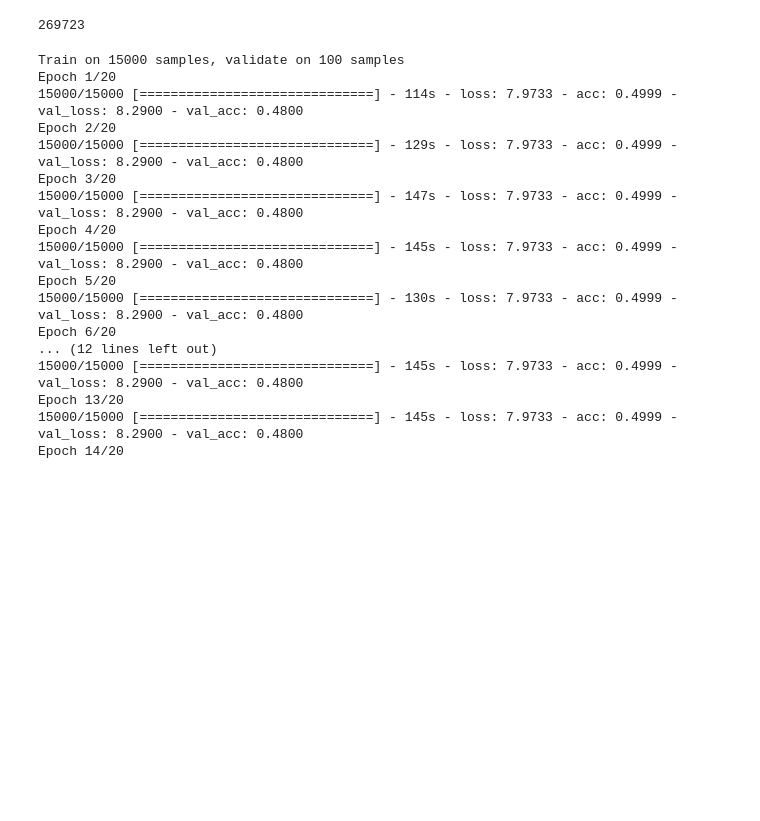
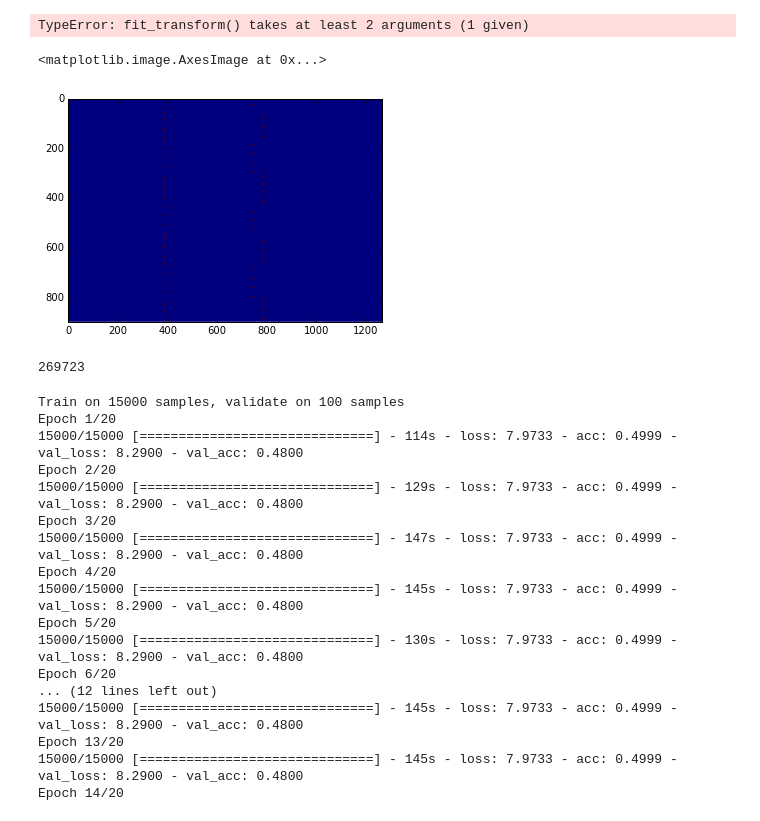
Before and after one commit to kaphka/catalog-ocr-test, a Jupyter notebook: databases/gnd.ipynb, the cells around one changed output. Drawn from its saved outputs; the diff is of its cells as text; code cells hidden in the pictures; blank space fills up the shorter version.

```diff
--- a/databases/gnd.ipynb
+++ b/databases/gnd.ipynb
@@ -10,6 +17,8 @@ import itertools
 # %%
-work_titels = pd.read_csv('/media/jakob/bigdata/train/gnd_export/MusicalWork.csv')
-names = pd.read_csv('/media/jakob/bigdata/train/gnd_export/Person.csv')
+person_path = '/media/jakob/bigdata/train/gnd_export/Person.csv'
+titles_path = '/media/jakob/bigdata/train/gnd_export/MusicalWork.csv'
+work_titels = pd.read_csv(titles_path)
+names = pd.read_csv(person_path)
 # %%
 full_names = names['forname'] + ' ' +  names['surname']
 X_text = list(work_titels['name']) + list(full_names)
@@ -65,3 +59,22 @@ import random
+# %%
+vectorizer = skt.CountVectorizer( [person_path],
+                               strip_accents=False,
+                               analyzer='char_wb',
+                               ngram_range=(2,2))
+
+
+# with open(person_path, 'r') as persons:
+vectorizer.fit()
+pre_vectorizer = vectorizer.build_analyzer()
+vectorizer.get_feature_names()
+# %% [output]
+TypeError: fit_transform() takes at least 2 arguments (1 given)
+# %%
+vec_text = vectorizer.transform(u'oooh shit, whät up' * 50)
+plt.imshow(vec_text.toarray(), interpolation='none')
+# %% [output]
+<matplotlib.image.AxesImage at 0x...>
+[figure, added]
 # %%
 len(Y_data)
 # %% [output]
```
Also changed, not shown: parts of 10 cells of this notebook, 1 other file.
